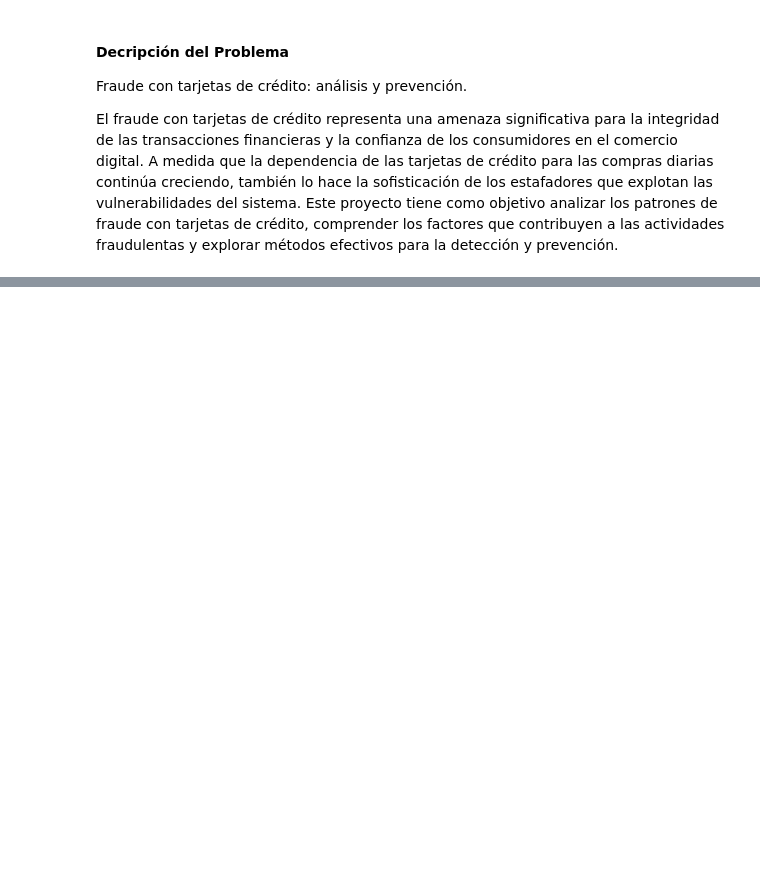
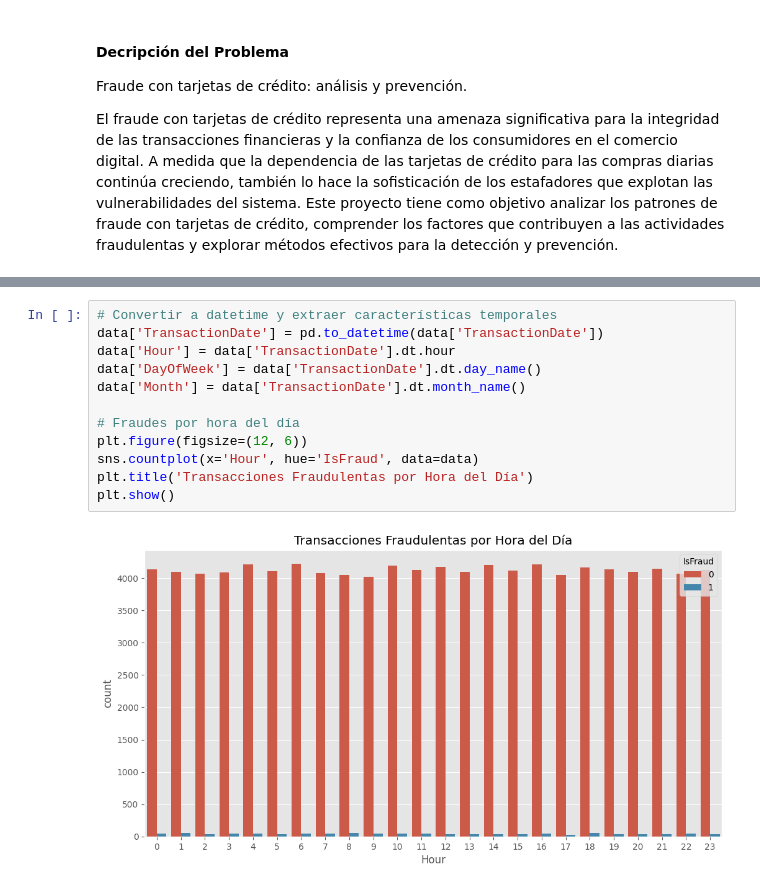
Before and after one commit to angemaria25/credit-card-fraud-detection, a Jupyter notebook: main.ipynb, the cells around one changed output, grey strips where cells are left out. Drawn from its saved outputs; the diff is of its cells as text; blank space fills up the shorter version.

```diff
--- a/main.ipynb
+++ b/main.ipynb
@@ -30,0 +138,14 @@ data.head()
+# %%
+# Convertir a datetime y extraer características temporales
+data['TransactionDate'] = pd.to_datetime(data['TransactionDate'])
+data['Hour'] = data['TransactionDate'].dt.hour
+data['DayOfWeek'] = data['TransactionDate'].dt.day_name()
+data['Month'] = data['TransactionDate'].dt.month_name()
+
+# Fraudes por hora del día
+plt.figure(figsize=(12, 6))
+sns.countplot(x='Hour', hue='IsFraud', data=data)
+plt.title('Transacciones Fraudulentas por Hora del Día')
+plt.show()
+# %% [output]
+[figure, added]
```
Also changed, not shown: parts of 14 cells of this notebook.
